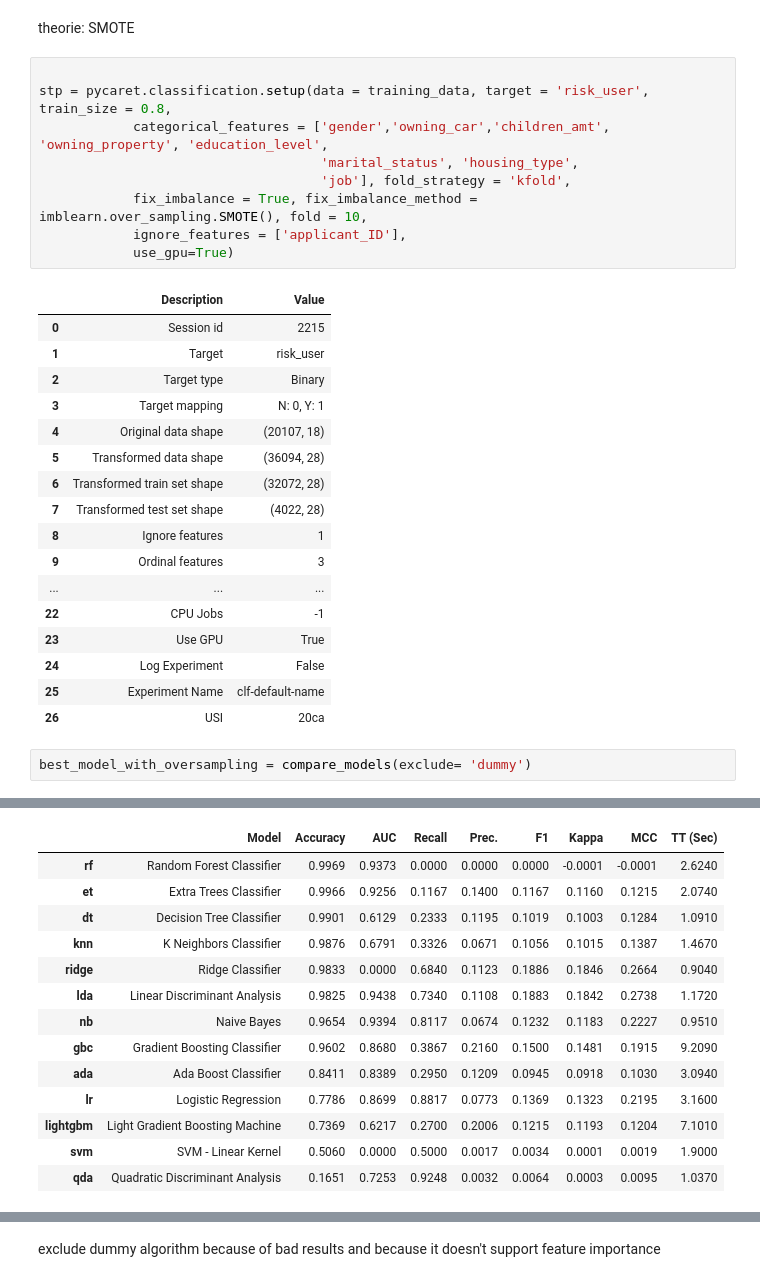
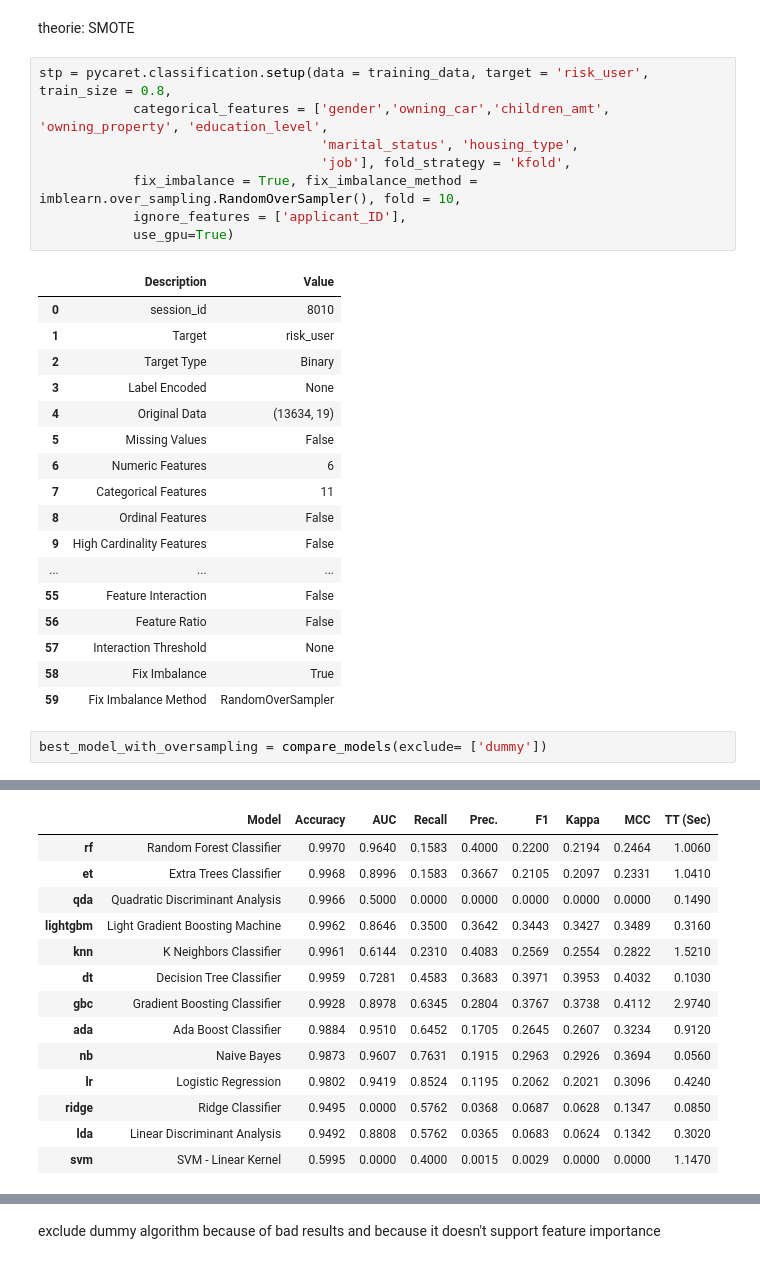
Before and after one commit to yassdenn/cca, a Jupyter notebook: MAIN.ipynb, the cells around one changed output, grey strips where cells are left out. Drawn from its saved outputs; the diff is of its cells as text.

```diff
--- a/MAIN.ipynb
+++ b/MAIN.ipynb
@@ -430,32 +414,31 @@ theorie: Cross validierung, weil es hier verwendet wird
 # %% [markdown]
 theorie: SMOTE
 # %%
-
 stp = pycaret.classification.setup(data = training_data, target = 'risk_user', train_size = 0.8,
             categorical_features = ['gender','owning_car','children_amt', 'owning_property', 'education_level',
                                     'marital_status', 'housing_type',
                                     'job'], fold_strategy = 'kfold',
-            fix_imbalance = True, fix_imbalance_method = imblearn.over_sampling.SMOTE(), fold = 10,
+            fix_imbalance = True, fix_imbalance_method = imblearn.over_sampling.RandomOverSampler(), fold = 10,
             ignore_features = ['applicant_ID'],
             use_gpu=True)
 # %% [output]
 |  | Description | Value |
-| 0 | Session id | 2215 |
+| 0 | session_id | 8010 |
 | 1 | Target | risk_user |
-| 2 | Target type | Binary |
-| 3 | Target mapping | N: 0, Y: 1 |
-| 4 | Original data shape | (20107, 18) |
-| 5 | Transformed data shape | (36094, 28) |
-| 6 | Transformed train set shape | (32072, 28) |
-| 7 | Transformed test set shape | (4022, 28) |
-| 8 | Ignore features | 1 |
-| 9 | Ordinal features | 3 |
+| 2 | Target Type | Binary |
+| 3 | Label Encoded | None |
+| 4 | Original Data | (13634, 19) |
+| 5 | Missing Values | False |
+| 6 | Numeric Features | 6 |
+| 7 | Categorical Features | 11 |
+| 8 | Ordinal Features | False |
+| 9 | High Cardinality Features | False |
 | ... | ... | ... |
-| 22 | CPU Jobs | -1 |
-| 23 | Use GPU | True |
-| 24 | Log Experiment | False |
-| 25 | Experiment Name | clf-default-name |
-| 26 | USI | 20ca |
+| 55 | Feature Interaction | False |
+| 56 | Feature Ratio | False |
+| 57 | Interaction Threshold | None |
+| 58 | Fix Imbalance | True |
+| 59 | Fix Imbalance Method | RandomOverSampler |
 # %%
-best_model_with_oversampling = compare_models(exclude= 'dummy')
+best_model_with_oversampling = compare_models(exclude= ['dummy'])
 # %% [output]
@@ -463,14 +445,14 @@ best_model_with_oversampling = compare_models(exclude= 'dummy')
 |  | Model | Accuracy | AUC | Recall | Prec. | F1 | Kappa | MCC | TT (Sec) |
-| rf | Random Forest Classifier | 0.9969 | 0.9373 | 0.0000 | 0.0000 | 0.0000 | -0.0001 | -0.0001 | 2.6240 |
-| et | Extra Trees Classifier | 0.9966 | 0.9256 | 0.1167 | 0.1400 | 0.1167 | 0.1160 | 0.1215 | 2.0740 |
-| dt | Decision Tree Classifier | 0.9901 | 0.6129 | 0.2333 | 0.1195 | 0.1019 | 0.1003 | 0.1284 | 1.0910 |
-| knn | K Neighbors Classifier | 0.9876 | 0.6791 | 0.3326 | 0.0671 | 0.1056 | 0.1015 | 0.1387 | 1.4670 |
-| ridge | Ridge Classifier | 0.9833 | 0.0000 | 0.6840 | 0.1123 | 0.1886 | 0.1846 | 0.2664 | 0.9040 |
-| lda | Linear Discriminant Analysis | 0.9825 | 0.9438 | 0.7340 | 0.1108 | 0.1883 | 0.1842 | 0.2738 | 1.1720 |
-| nb | Naive Bayes | 0.9654 | 0.9394 | 0.8117 | 0.0674 | 0.1232 | 0.1183 | 0.2227 | 0.9510 |
-| gbc | Gradient Boosting Classifier | 0.9602 | 0.8680 | 0.3867 | 0.2160 | 0.1500 | 0.1481 | 0.1915 | 9.2090 |
-| ada | Ada Boost Classifier | 0.8411 | 0.8389 | 0.2950 | 0.1209 | 0.0945 | 0.0918 | 0.1030 | 3.0940 |
-| lr | Logistic Regression | 0.7786 | 0.8699 | 0.8817 | 0.0773 | 0.1369 | 0.1323 | 0.2195 | 3.1600 |
-| lightgbm | Light Gradient Boosting Machine | 0.7369 | 0.6217 | 0.2700 | 0.2006 | 0.1215 | 0.1193 | 0.1204 | 7.1010 |
-| svm | SVM - Linear Kernel | 0.5060 | 0.0000 | 0.5000 | 0.0017 | 0.0034 | 0.0001 | 0.0019 | 1.9000 |
-| qda | Quadratic Discriminant Analysis | 0.1651 | 0.7253 | 0.9248 | 0.0032 | 0.0064 | 0.0003 | 0.0095 | 1.0370 |
+| rf | Random Forest Classifier | 0.9970 | 0.9640 | 0.1583 | 0.4000 | 0.2200 | 0.2194 | 0.2464 | 1.0060 |
+| et | Extra Trees Classifier | 0.9968 | 0.8996 | 0.1583 | 0.3667 | 0.2105 | 0.2097 | 0.2331 | 1.0410 |
+| qda | Quadratic Discriminant Analysis | 0.9966 | 0.5000 | 0.0000 | 0.0000 | 0.0000 | 0.0000 | 0.0000 | 0.1490 |
+| lightgbm | Light Gradient Boosting Machine | 0.9962 | 0.8646 | 0.3500 | 0.3642 | 0.3443 | 0.3427 | 0.3489 | 0.3160 |
+| knn | K Neighbors Classifier | 0.9961 | 0.6144 | 0.2310 | 0.4083 | 0.2569 | 0.2554 | 0.2822 | 1.5210 |
+| dt | Decision Tree Classifier | 0.9959 | 0.7281 | 0.4583 | 0.3683 | 0.3971 | 0.3953 | 0.4032 | 0.1030 |
+| gbc | Gradient Boosting Classifier | 0.9928 | 0.8978 | 0.6345 | 0.2804 | 0.3767 | 0.3738 | 0.4112 | 2.9740 |
+| ada | Ada Boost Classifier | 0.9884 | 0.9510 | 0.6452 | 0.1705 | 0.2645 | 0.2607 | 0.3234 | 0.9120 |
+| nb | Naive Bayes | 0.9873 | 0.9607 | 0.7631 | 0.1915 | 0.2963 | 0.2926 | 0.3694 | 0.0560 |
+| lr | Logistic Regression | 0.9802 | 0.9419 | 0.8524 | 0.1195 | 0.2062 | 0.2021 | 0.3096 | 0.4240 |
+| ridge | Ridge Classifier | 0.9495 | 0.0000 | 0.5762 | 0.0368 | 0.0687 | 0.0628 | 0.1347 | 0.0850 |
+| lda | Linear Discriminant Analysis | 0.9492 | 0.8808 | 0.5762 | 0.0365 | 0.0683 | 0.0624 | 0.1342 | 0.3020 |
+| svm | SVM - Linear Kernel | 0.5995 | 0.0000 | 0.4000 | 0.0015 | 0.0029 | 0.0000 | 0.0000 | 1.1470 |
```
Also changed, not shown: parts of 18 cells of this notebook, 2 other files.
